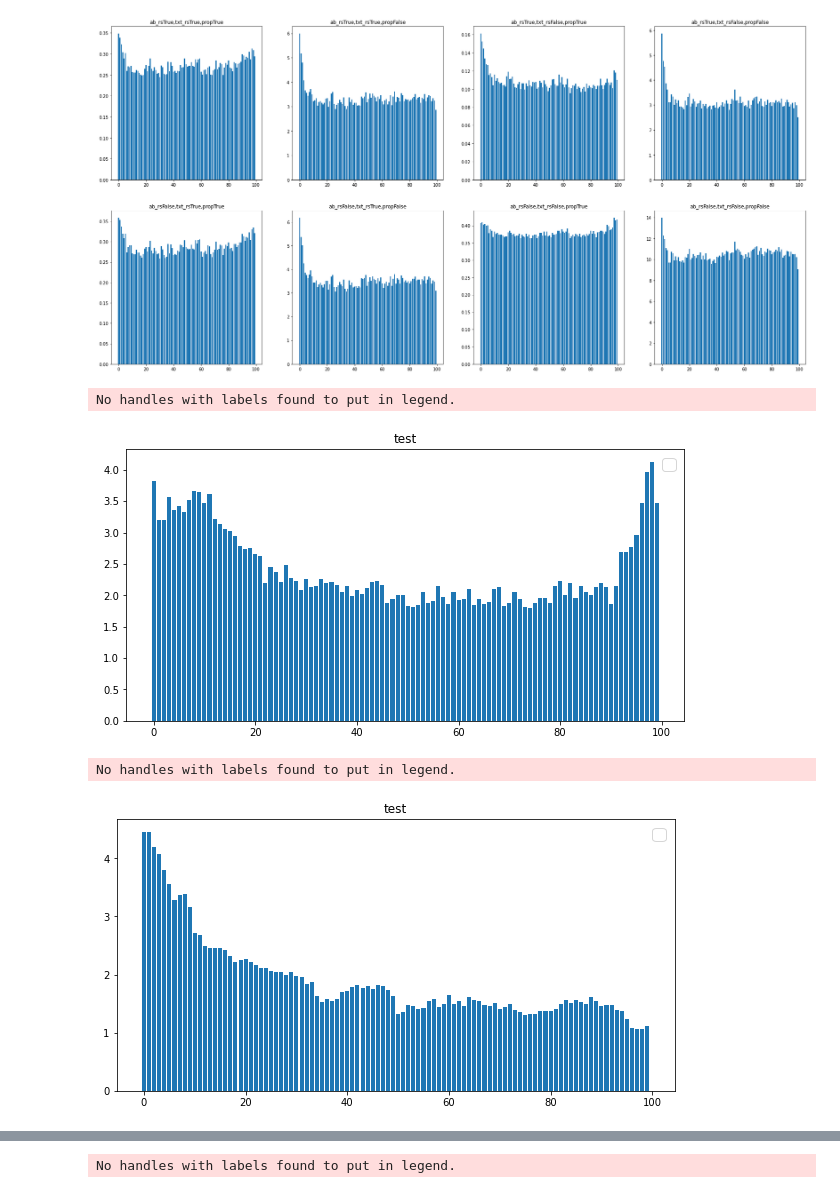
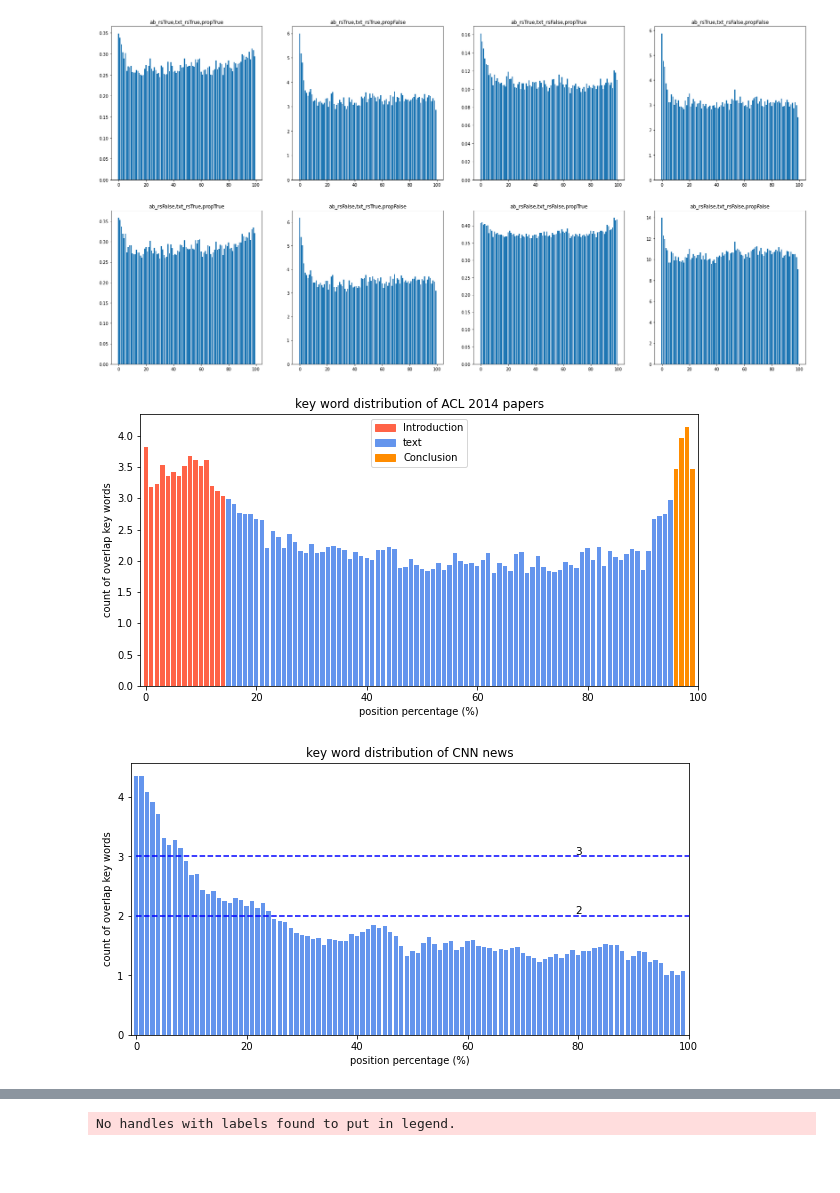
Before and after one commit to gajanlee/SLN-Summarization, a Jupyter notebook: src/sln_summ/notebooks/smi.ipynb, the cells around one changed output, grey strips where cells are left out. Drawn from its saved outputs; the diff is of its cells as text; code cells hidden in the pictures; blank space fills up the shorter version.

```diff
--- a/src/sln_summ/notebooks/smi.ipynb
+++ b/src/sln_summ/notebooks/smi.ipynb
@@ -46,8 +52,7 @@ def get_key_distribution(sentences, key_words, scatter=True, prop=True):
 def get_items_distribution(items, abstract_remove_stop=True, text_remove_stop=True, proportion=False):
     all_distributions = [[] for _ in range(100)]
     for item in items:
-        abstract, introduction, section, conclusion = item
-        text = introduction + section + conclusion
+        abstract, text, informative, detailed = item
         key_words = list(itertools.chain(*tokenizer.tokenize_sentences_and_words(abstract.lower(), remove_stop=abstract_remove_stop)))
 
         sentences = tokenizer.tokenize_sentences_and_words(text.lower(), remove_stop=text_remove_stop)
@@ -62,20 +67,43 @@ def get_items_distribution(items, abstract_remove_stop=True, text_remove_stop=Tr
 
     return all_distributions
 
-def plot_items_distribution(items, title, *args, **kwargs):
+def plot_items_distribution(items, title, corpus=None, *args, **kwargs):
     distribution = get_items_distribution(items, *args, **kwargs)
 
     fig = plt.figure(figsize=(10, 5))
     axis = fig.add_subplot(1, 1, 1)
     axis.set_title(title)
 
-    axis.xlabel("frequency")
-    axis.ylabel("position percentage")
+    axis.set_ylabel("count of overlap key words")
+    axis.set_xlabel("position percentage (%)")
+
+    plt.xlim(-1, 100)
 
     # for pos, color in zip(pos_names, ["green", "brown", "blue"]):
     # sns.distplot(props, label="test", rug=False, hist=False, color="green", ax=axis)
-    plt.bar(range(100), distribution)
-    axis.legend(fontsize="xx-large")
+    if corpus == "paper":
+        colors = ['tomato']*15 + ['cornflowerblue']*81 + ['darkorange']*4
+        import matplotlib.patches as mpatches
+
+        red_patch = mpatches.Patch(color='tomato', label='Introduction')
+        blue_path = mpatches.Patch(color='cornflowerblue', label='text')
+        yellow_patch = mpatches.Patch(color='darkorange', label='Conclusion')
+        plt.legend(handles=[red_patch, blue_path, yellow_patch])
+    elif corpus == "cnn":
+        colors = ['cornflowerblue']*100
+
+        plt.plot([0, 100], [3, 3], c='b', linestyle='--')
+        plt.plot([0, 100], [2, 2], c='b', linestyle='--')
+        plt.text(80, 3, '3', ha='center', va='bottom', fontsize=10.5)
+        plt.text(80, 2, '2', ha='center', va='bottom', fontsize=10.5)
+    elif corpus == "legal":
+        colors = ['cornflowerblue']*100
+        plt.plot([0, 100], [1.5, 1.5], c='b', linestyle='--')
+        plt.text(80, 1.5, '1.5', ha='center', va='bottom', fontsize=10.5)
+
+    plt.bar(range(100), distribution, color=colors)
+    # axis.legend(fontsize="xx-large")
+    plt.savefig(f"{title}.png", dpi=300)
 
     plt.show()
 
@@ -108,13 +158,11 @@ plot_items_distribution_all(legal_items)
 # %% [output]
 [figure]
 # %%
-plot_items_distribution(paper_items, abstract_remove_stop=True, text_remove_stop=False, proportion=False)
+plot_items_distribution(paper_items, title="key word distribution of ACL 2014 papers", corpus="paper", abstract_remove_stop=True, text_remove_stop=False, proportion=False)
 # %% [output]
-No handles with labels found to put in legend.
-[figure, old version]
+[figure, new version]
 # %%
-plot_items_distribution(cnn_items, abstract_remove_stop=True, text_remove_stop=False, proportion=False)
+plot_items_distribution(cnn_items, title="key word distribution of CNN news", corpus="cnn", abstract_remove_stop=True, text_remove_stop=False, proportion=False)
 # %% [output]
-No handles with labels found to put in legend.
-[figure, old version]
+[figure, new version]
 # %%
```
Also changed, not shown: parts of 10 cells of this notebook, 13 other files.
